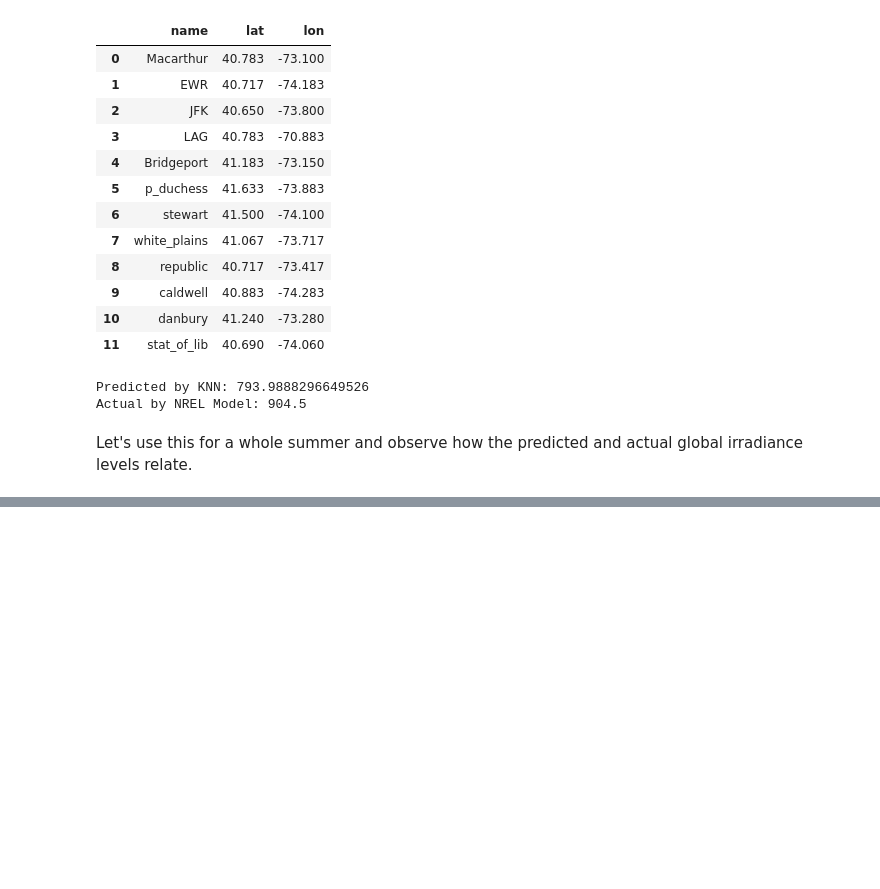
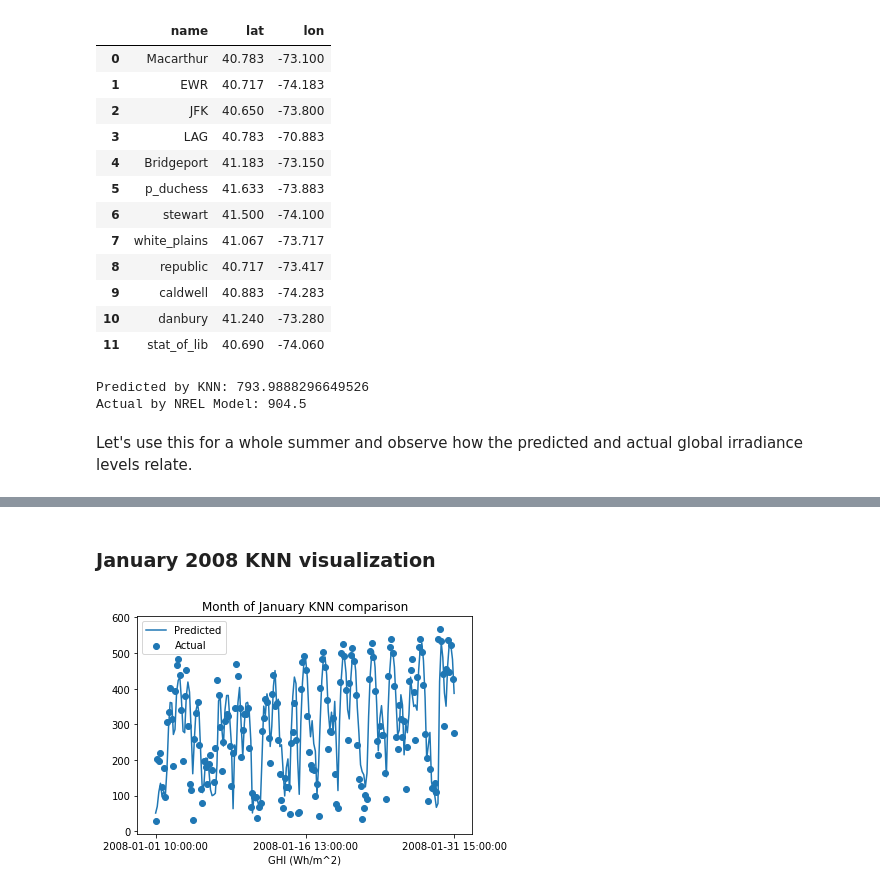
Before and after one commit to jackcsullivan/ER190C_final_proj, a Jupyter notebook: spatial_solar.ipynb, the cells around one changed output, grey strips where cells are left out. Cells and saved outputs as stored; diff of their text form; code cells hidden in the pictures; blank space fills up the shorter version.

```diff
--- a/spatial_solar.ipynb
+++ b/spatial_solar.ipynb
@@ -142,0 +151,7 @@ plt.show()
+# %% [markdown]
+### January 2008 KNN visualization
+# %%
+jan_time_list, jan_predictions, jan_actuals = get_knn_month_data(1)
+plot_knn(jan_time_list, jan_predictions, jan_actuals, "Month of January KNN comparison")
+# %% [output]
+[figure, added]
```
Also changed, not shown: parts of 5 cells of this notebook.
